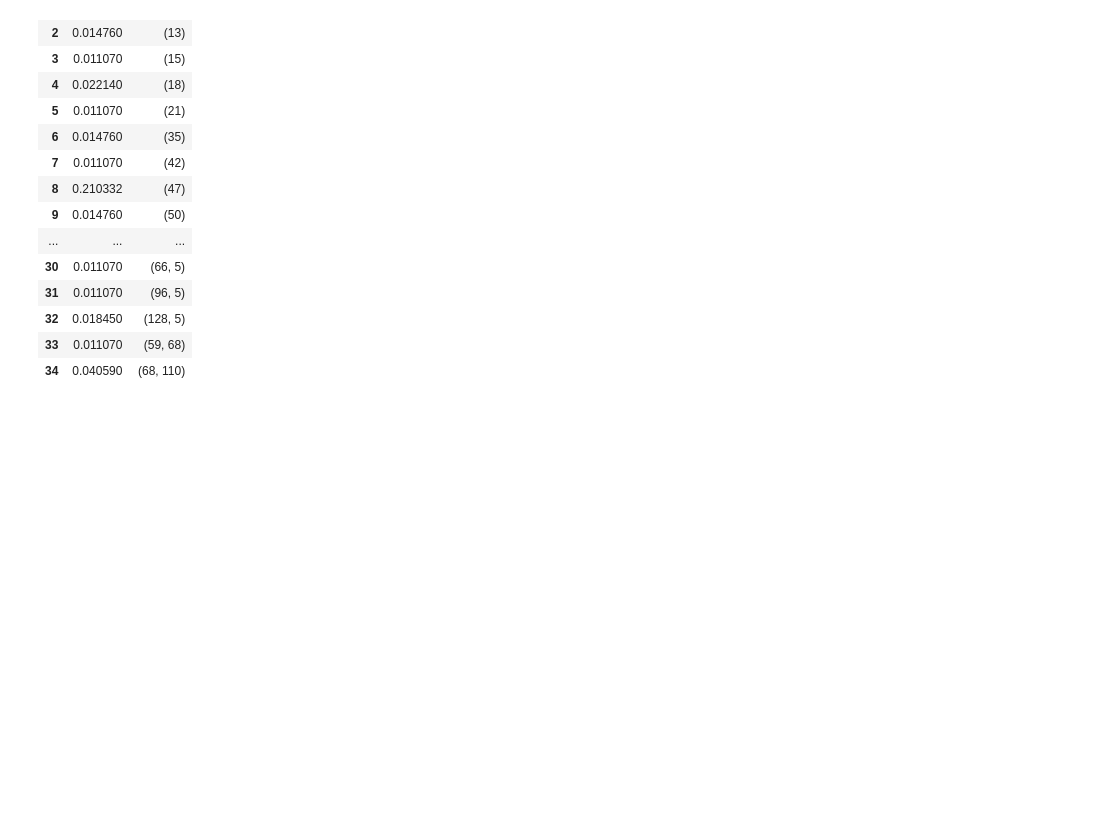
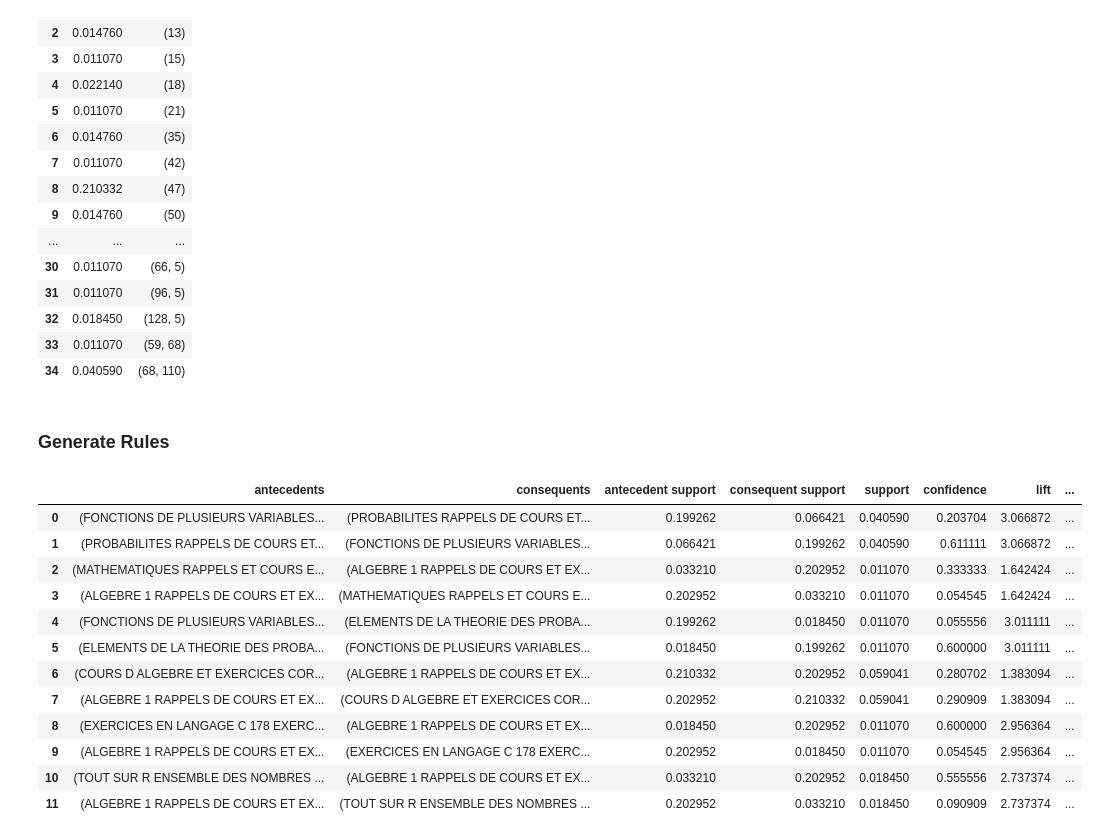
Before and after one commit to TI1307/DM_Project, a Jupyter notebook: notebooks/assosiation_rules.ipynb, the cells around one changed output. Saved outputs shown, nothing was run; the diff lists cells and outputs as text; code cells hidden in the pictures; blank space fills up the shorter version.

Commit message:
Update assosiation_rules

```diff
--- a/notebooks/assosiation_rules.ipynb
+++ b/notebooks/assosiation_rules.ipynb
@@ -110,3 +111,27 @@ frequent_itemsets_apr
 | 32 | 0.018450 | (128, 5) |
 | 33 | 0.011070 | (59, 68) |
 | 34 | 0.040590 | (68, 110) |
+# %% [markdown]
+### Generate Rules
+# %%
+# Make sure you use use_colnames=True to get actual book titles
+frequent_itemsets_fpg = fpgrowth(borrowing_df, min_support=0.01, use_colnames=True)
+frequent_itemsets_apr = apriori(borrowing_df, min_support=0.01, use_colnames=True)
+
+rules_fpg=association_rules(frequent_itemsets_fpg, metric="confidence", min_threshold=0.01)
+rules_apr=association_rules(frequent_itemsets_apr, metric="confidence", min_threshold=0.01)
+rules_fpg
+# %% [output]
+|  | antecedents | consequents | antecedent support | consequent support | support | confidence | lift | ... |
+| 0 | (FONCTIONS DE PLUSIEURS VARIABLES... | (PROBABILITES RAPPELS DE COURS ET... | 0.199262 | 0.066421 | 0.040590 | 0.203704 | 3.066872 | ... |
+| 1 | (PROBABILITES RAPPELS DE COURS ET... | (FONCTIONS DE PLUSIEURS VARIABLES... | 0.066421 | 0.199262 | 0.040590 | 0.611111 | 3.066872 | ... |
+| 2 | (MATHEMATIQUES RAPPELS ET COURS E... | (ALGEBRE 1 RAPPELS DE COURS ET EX... | 0.033210 | 0.202952 | 0.011070 | 0.333333 | 1.642424 | ... |
+| 3 | (ALGEBRE 1 RAPPELS DE COURS ET EX... | (MATHEMATIQUES RAPPELS ET COURS E... | 0.202952 | 0.033210 | 0.011070 | 0.054545 | 1.642424 | ... |
+| 4 | (FONCTIONS DE PLUSIEURS VARIABLES... | (ELEMENTS DE LA THEORIE DES PROBA... | 0.199262 | 0.018450 | 0.011070 | 0.055556 | 3.011111 | ... |
+| 5 | (ELEMENTS DE LA THEORIE DES PROBA... | (FONCTIONS DE PLUSIEURS VARIABLES... | 0.018450 | 0.199262 | 0.011070 | 0.600000 | 3.011111 | ... |
+| 6 | (COURS D ALGEBRE ET EXERCICES COR... | (ALGEBRE 1 RAPPELS DE COURS ET EX... | 0.210332 | 0.202952 | 0.059041 | 0.280702 | 1.383094 | ... |
+| 7 | (ALGEBRE 1 RAPPELS DE COURS ET EX... | (COURS D ALGEBRE ET EXERCICES COR... | 0.202952 | 0.210332 | 0.059041 | 0.290909 | 1.383094 | ... |
+| 8 | (EXERCICES EN LANGAGE C 178 EXERC... | (ALGEBRE 1 RAPPELS DE COURS ET EX... | 0.018450 | 0.202952 | 0.011070 | 0.600000 | 2.956364 | ... |
+| 9 | (ALGEBRE 1 RAPPELS DE COURS ET EX... | (EXERCICES EN LANGAGE C 178 EXERC... | 0.202952 | 0.018450 | 0.011070 | 0.054545 | 2.956364 | ... |
+| 10 | (TOUT SUR R ENSEMBLE DES NOMBRES ... | (ALGEBRE 1 RAPPELS DE COURS ET EX... | 0.033210 | 0.202952 | 0.018450 | 0.555556 | 2.737374 | ... |
+| 11 | (ALGEBRE 1 RAPPELS DE COURS ET EX... | (TOUT SUR R ENSEMBLE DES NOMBRES ... | 0.202952 | 0.033210 | 0.018450 | 0.090909 | 2.737374 | ... |
```
Also changed, not shown: parts of 2 cells of this notebook.
